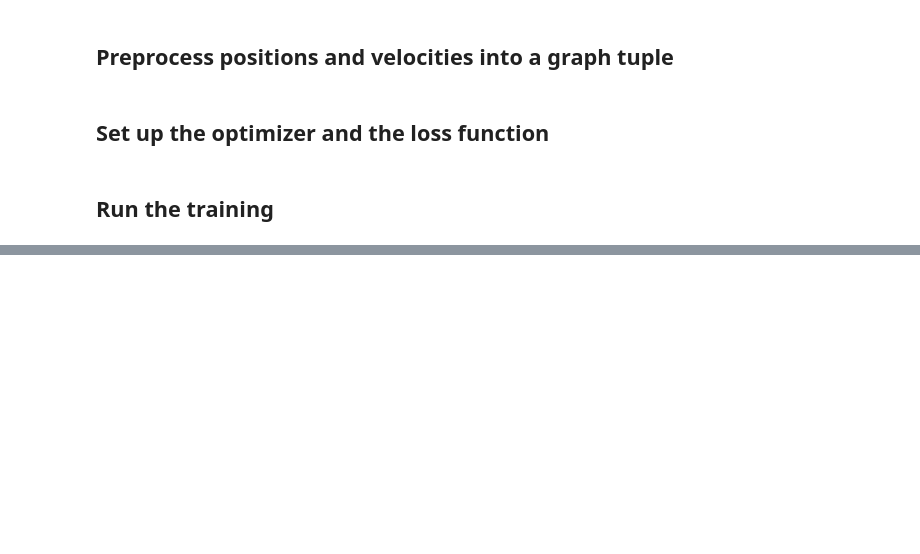
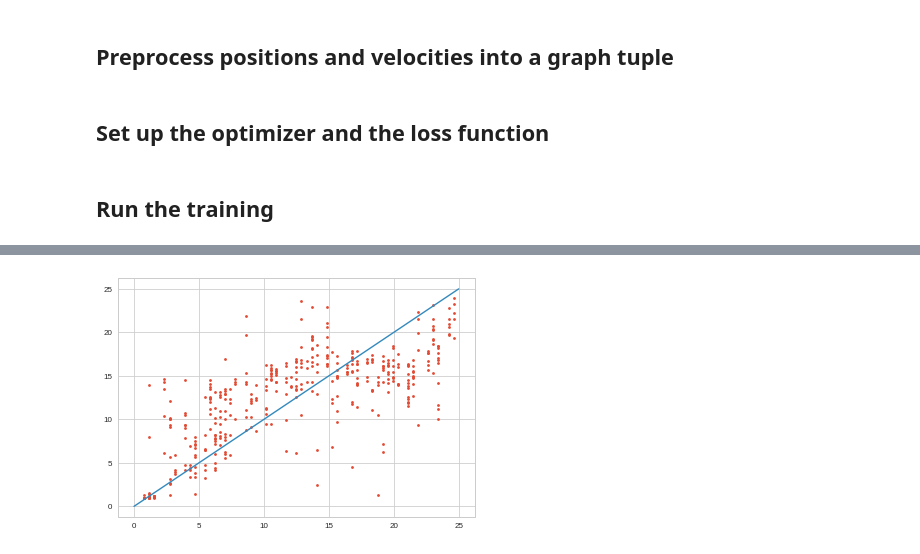
Before and after one commit to ctorney/abc-graph-nets, a Jupyter notebook: train_gnn.ipynb, the cells around one changed output, grey strips where cells are left out. Drawn from its saved outputs; the diff is of its cells as text; code cells hidden in the pictures; blank space fills up the shorter version.

```diff
--- a/train_gnn.ipynb
+++ b/train_gnn.ipynb
@@ -284,0 +317,7 @@ plt.show()
+# %%
+plt.plot(true_vals[:,:,2].flatten(),pred_vals[:,:,1].flatten(),'.')
+xx = np.linspace(0,25,10)
+plt.plot(xx,xx)
+plt.show()
+# %% [output]
+[figure, added]
```
Also changed, not shown: parts of 19 cells of this notebook, 3 other files.
